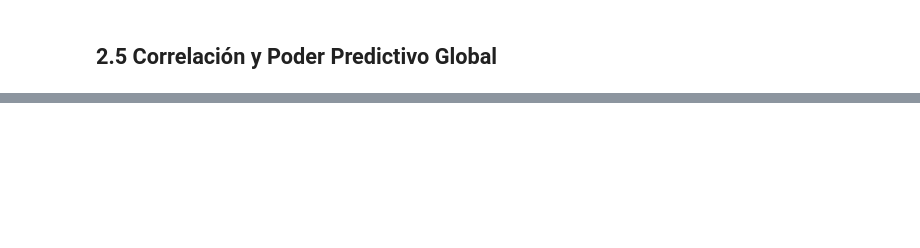
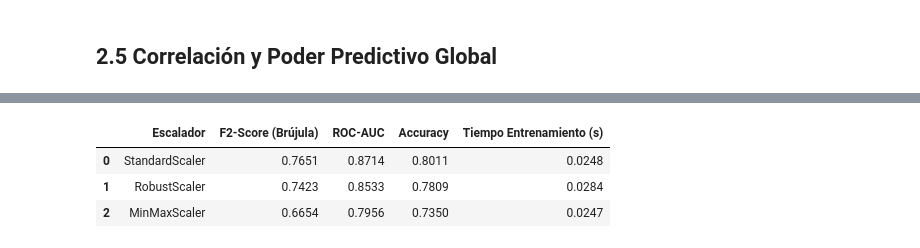
Before and after one commit to jmduroagea/bank-deposit-prediction, a Jupyter notebook: eda_completo.ipynb, the cells around one changed output, grey strips where cells are left out. Saved outputs shown, nothing was run; the diff lists cells and outputs as text; code cells hidden in the pictures; blank space fills up the shorter version.

```diff
--- a/eda_completo.ipynb
+++ b/eda_completo.ipynb
@@ -585,0 +820,82 @@ Analizando qué variables tienen mayor poder predictivo sobre 'deposit'...
+# %%
+import pandas as pd
+from sklearn.model_selection import GridSearchCV
+from sklearn.preprocessing import MinMaxScaler, StandardScaler, RobustScaler
+from sklearn.compose import ColumnTransformer
+from sklearn.preprocessing import OneHotEncoder
+from sklearn.pipeline import Pipeline
+from sklearn.neighbors import KNeighborsClassifier
+
+print("=== 4.2. EL TORNEO DE ESCALADORES PARA KNN ===\n")
+
+# 1. Definimos los tres escaladores que vamos a poner a competir
+# Fijaos en la sintaxis: 'preprocesador__num' le dice al Pipeline que se meta dentro
+# del ColumnTransformer, busque el canal llamado 'num', y pruebe estos tres escaladores.
+parametros_escaladores = {
+    'preprocesador__num': [MinMaxScaler(), StandardScaler(), RobustScaler()]
+}
+
+# 2. Configuramos el GridSearchCV.
+torneo_escaladores = GridSearchCV(
+    estimator=pipeline_knn,      # El pipeline vacío que creamos en 4.1
+    param_grid=parametros_escaladores,
+    cv=kf_inner,                 # Validación cruzada K=5
+    scoring=scoring_metrics,     # Múltiples métricas simultáneas
+    refit=metrica_principal,     # Escoger al ganador por nuestra brújula
+    n_jobs=-1                    # Usar todos los núcleos
+)
+
+print("Iniciando evaluación empírica cruzada (K=5) de los 3 escaladores...")
+# Entrenamos el torneo usando SOLO los datos de entrenamiento
+torneo_escaladores.fit(X_train, y_train)
+
+# --- EXTRACCIÓN Y PRESENTACIÓN DE RESULTADOS ---
+resultados_torneo = pd.DataFrame(torneo_escaladores.cv_results_)
+
+# Limpiamos el nombre de los escaladores para que la tabla sea legible
+resultados_torneo['Escalador'] = resultados_torneo['param_preprocesador__num'].apply(lambda x: str(x).split('(')[0])
+
+# Seleccionamos las columnas que nos interesan (Ajusta los nombres si scoring_metrics usa otras llaves)
+tabla_resultados = resultados_torneo[[
+    'Escalador',
+    f'mean_test_{metrica_principal}',
+    'mean_test_roc_auc',
+    'mean_test_accuracy',
+    'mean_fit_time'
+]].sort_values(by=f'mean_test_{metrica_principal}', ascending=False)
+
+# Renombramos para presentar
+tabla_resultados.columns = ['Escalador', 'F2-Score (Brújula)', 'ROC-AUC', 'Accuracy', 'Tiempo Entrenamiento (s)']
+
+print("\n[+] RESULTADOS DEL TORNEO DE ESCALADORES (Ordenados por F2-Score):")
+display(tabla_resultados.round(4).reset_index(drop=True))
+
+# --- EXTRACCIÓN DEL GANADOR ---
+escalador_ganador = torneo_escaladores.best_params_['preprocesador__num']
+nombre_ganador = str(escalador_ganador).split('(')[0]
+
+print("-" * 75)
+print(f"ESCALADOR GANADOR: {nombre_ganador}")
+print("-" * 75)
+print("-> CONCLUSIÓN: Este escalador ha maximizado nuestra métrica de negocio.")
+print("-> ACCIÓN: A partir de este momento, se inyectará este escalador por defecto en el pipeline numérico del KNN.")
+
+# =========================================================================
+# EL ENGANCHE ARQUITECTÓNICO (La única parte modificada)
+# =========================================================================
+# Actualizamos el preprocesador ESPECÍFICO DE KNN con el ganador
+preprocesador_knn = ColumnTransformer(
+    transformers=[
+        ('num', escalador_ganador, columnas_numericas),
+        ('cat', OneHotEncoder(handle_unknown='ignore', drop='first'), columnas_categoricas)
+    ],
+    remainder='passthrough'
+)
+
+# Re-ensamblamos un 'pipeline_knn_base' definitivo que usarán los apartados 4.3, 4.5 y 4.6
+pipeline_knn_base = Pipeline([
+    ('pdays_custom', PdaysTransformer()),
+    ('preprocesador', preprocesador_knn),
+    ('clasificador', KNeighborsClassifier())
+])
+# %% [output]
@@ -585,0 +907,4 @@ Analizando qué variables tienen mayor poder predictivo sobre 'deposit'...
+|  | Escalador | F2-Score (Brújula) | ROC-AUC | Accuracy | Tiempo Entrenamiento (s) |
+| 0 | StandardScaler | 0.7651 | 0.8714 | 0.8011 | 0.0248 |
+| 1 | RobustScaler | 0.7423 | 0.8533 | 0.7809 | 0.0284 |
+| 2 | MinMaxScaler | 0.6654 | 0.7956 | 0.7350 | 0.0247 |
```
Also changed, not shown: parts of 31 cells of this notebook, 2 other files.
